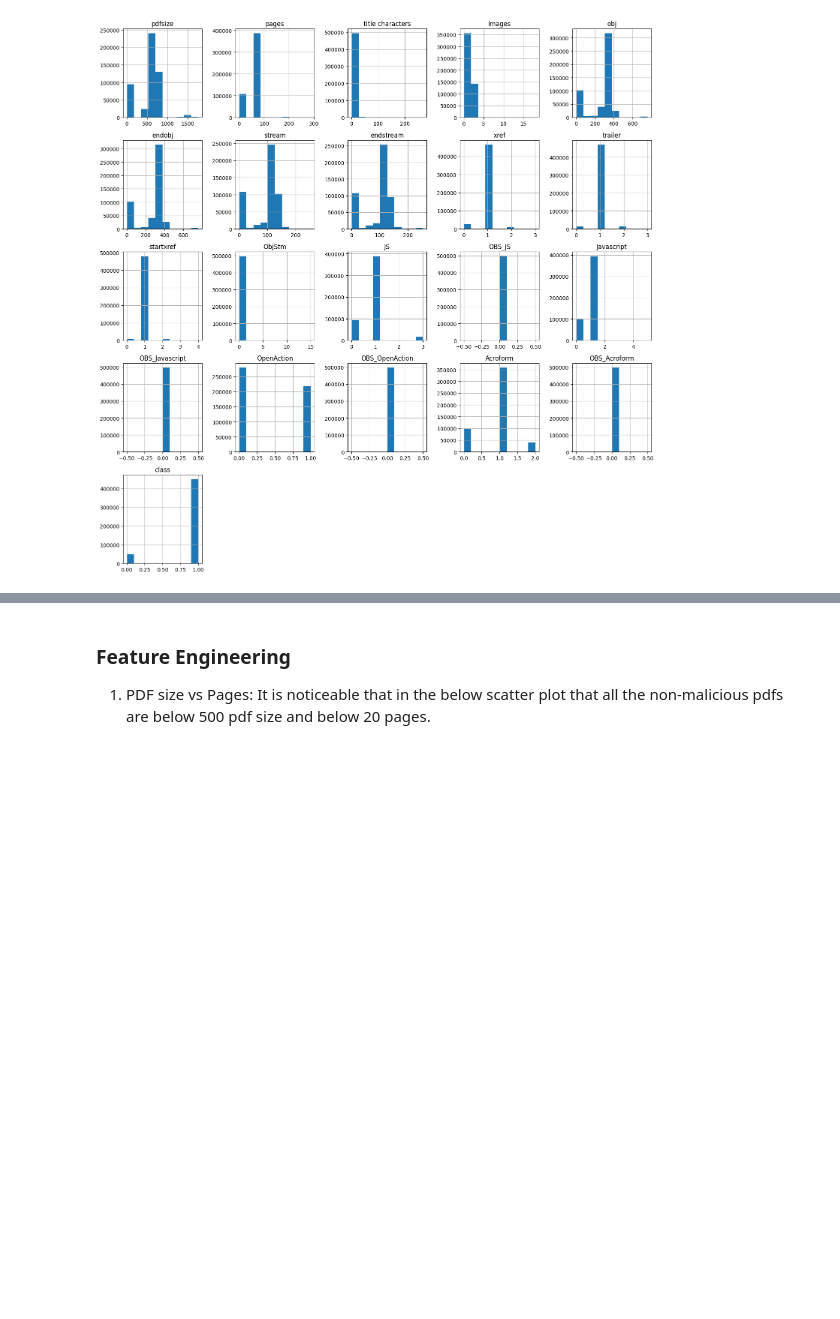
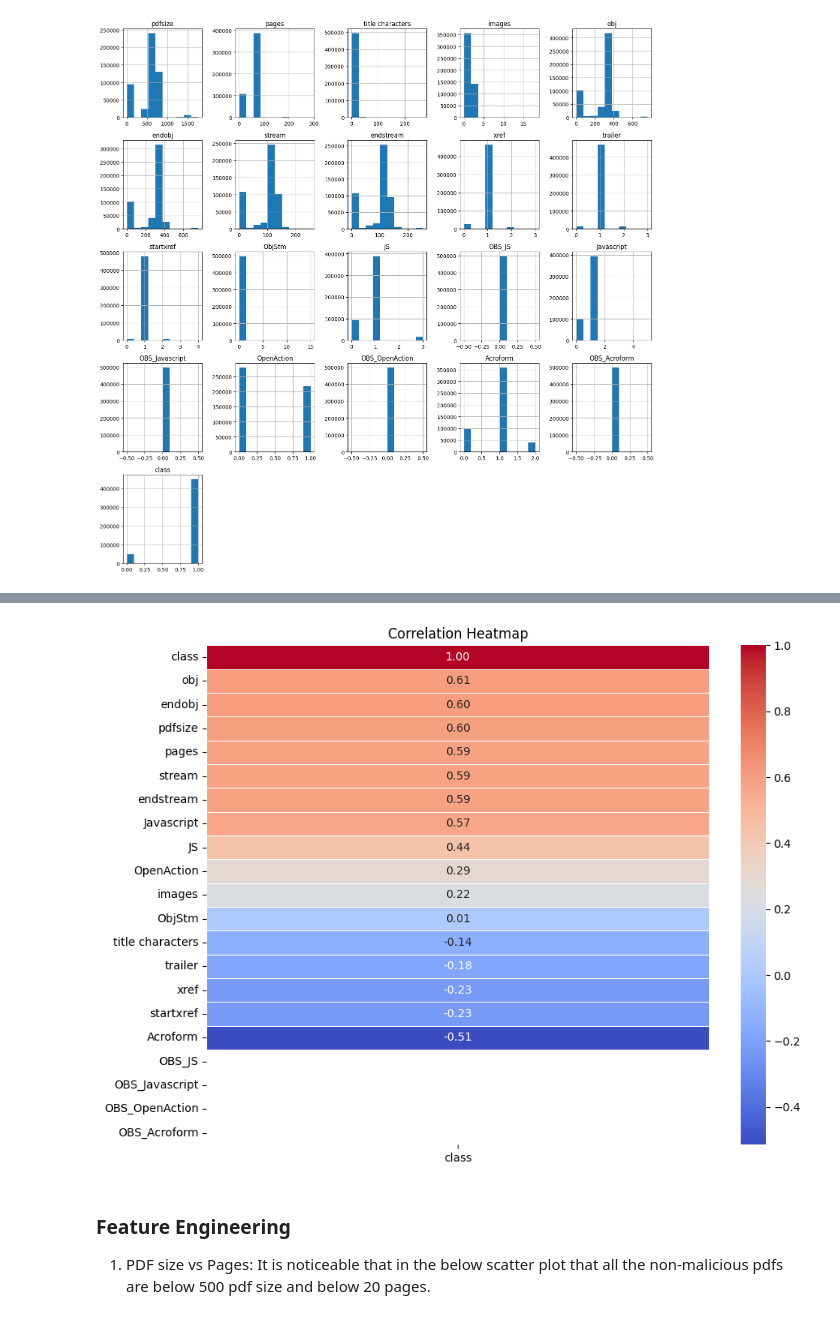
Before and after one commit to MariaMitk/AI_Project2, a Jupyter notebook: Code.ipynb, the cells around one changed output, grey strips where cells are left out. Drawn from its saved outputs; the diff is of its cells as text; code cells hidden in the pictures; blank space fills up the shorter version.

```diff
--- a/Code.ipynb
+++ b/Code.ipynb
@@ -115,3 +97,16 @@ IndexError: index 24 is out of bounds for axis 0 with size 24
+# %%
+corr = df.corr()[['class']].sort_values(by='class', ascending=False)
+
+# Set up the matplotlib figure
+plt.figure(figsize=(10, 8))
+
+# Draw the heatmap
+sns.heatmap(corr, cmap='coolwarm', annot=True, fmt=".2f", linewidths=.5)
+
+plt.title('Correlation Heatmap')
+plt.show()
+# %% [output]
+[figure, added]
 # %% [markdown]
 ### Feature Engineering
 1. PDF size vs Pages: It is noticeable that in the below scatter plot that all the non-malicious pdfs are below 500 pdf size and below 20 pages.
```
Also changed, not shown: parts of 8 cells of this notebook.
